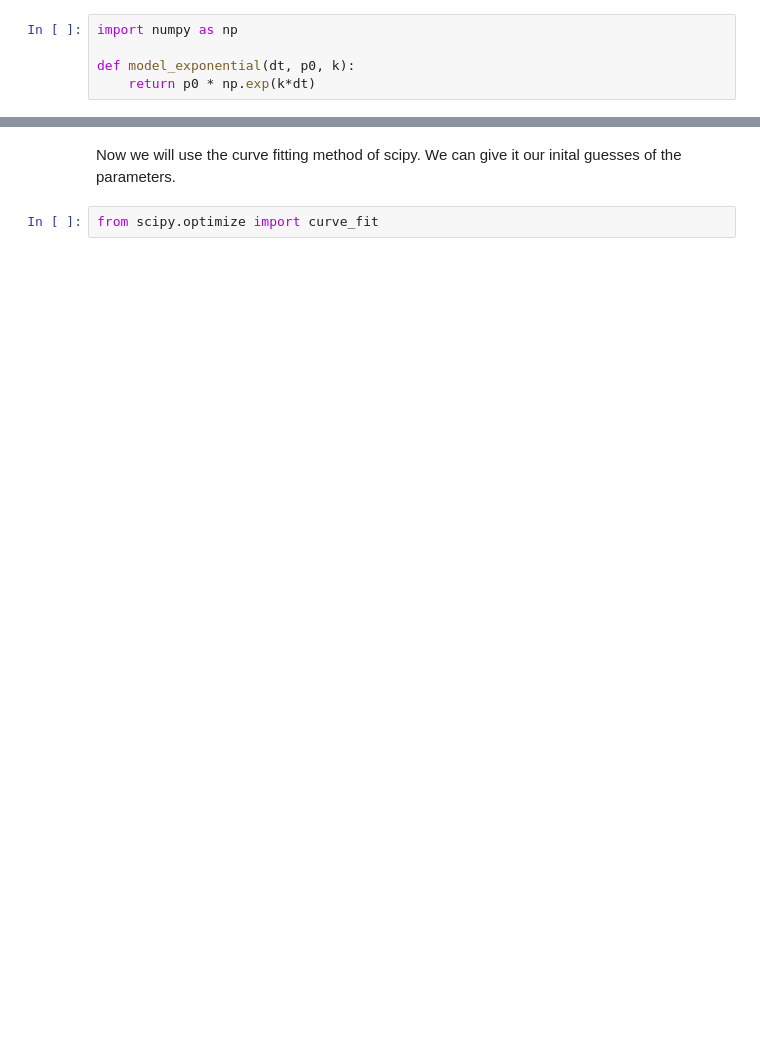
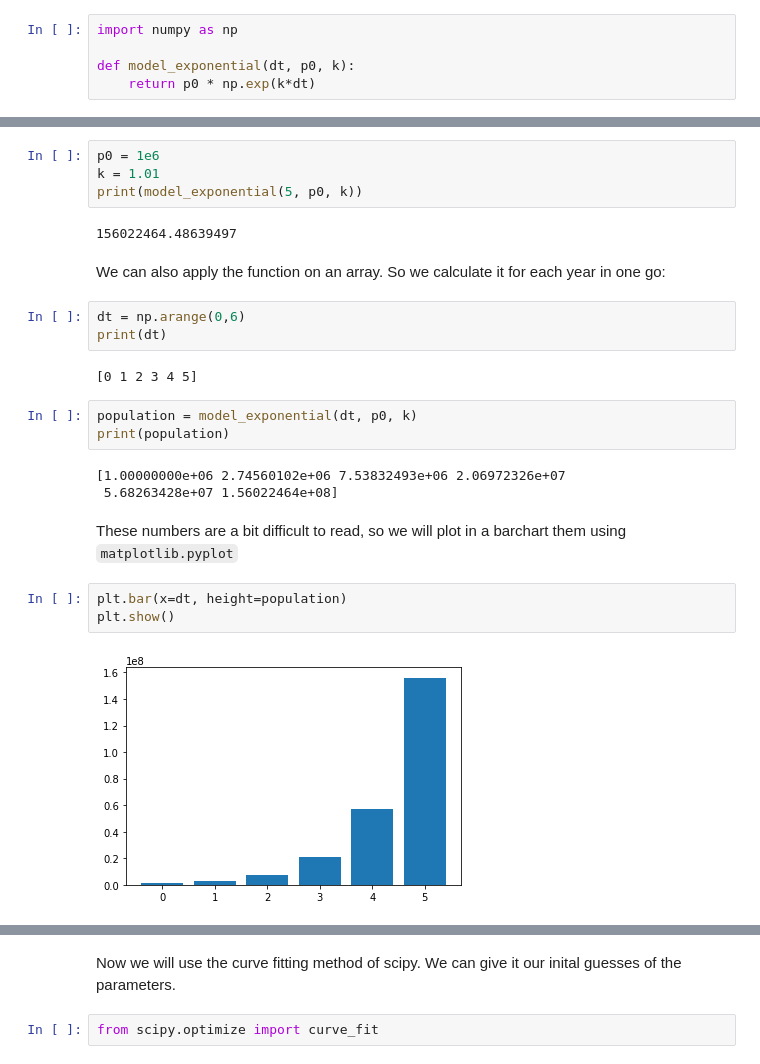
Before and after one commit to escience-academy/fitting-data-material, a Jupyter notebook: PBL-curve-fitting.ipynb, the cells around one changed output, grey strips where cells are left out. Saved outputs shown, nothing was run; the diff lists cells and outputs as text; blank space fills up the shorter version.

```diff
--- a/PBL-curve-fitting.ipynb
+++ b/PBL-curve-fitting.ipynb
@@ -41,0 +48,26 @@ def model_exponential(dt, p0, k):
+# %%
+p0 = 1e6
+k = 1.01
+print(model_exponential(5, p0, k))
+# %% [output]
+156022464.48639497
+# %% [markdown]
+We can also apply the function on an array. So we calculate it for each year in one go:
+# %%
+dt = np.arange(0,6)
+print(dt)
+# %% [output]
+[0 1 2 3 4 5]
+# %%
+population = model_exponential(dt, p0, k)
+print(population)
+# %% [output]
+[1.00000000e+06 2.74560102e+06 7.53832493e+06 2.06972326e+07
+ 5.68263428e+07 1.56022464e+08]
+# %% [markdown]
+These numbers are a bit difficult to read, so we will plot in a barchart them using `matplotlib.pyplot`
+# %%
+plt.bar(x=dt, height=population)
+plt.show()
+# %% [output]
+[figure, added]
```
Also changed, not shown: parts of 28 cells of this notebook.
